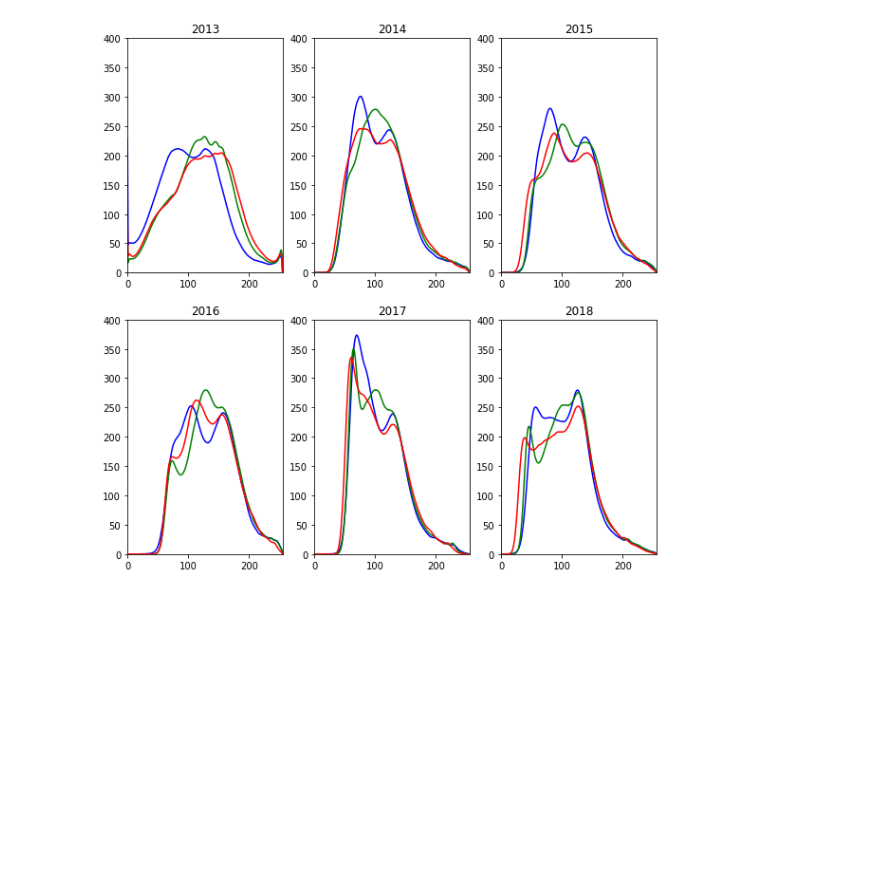
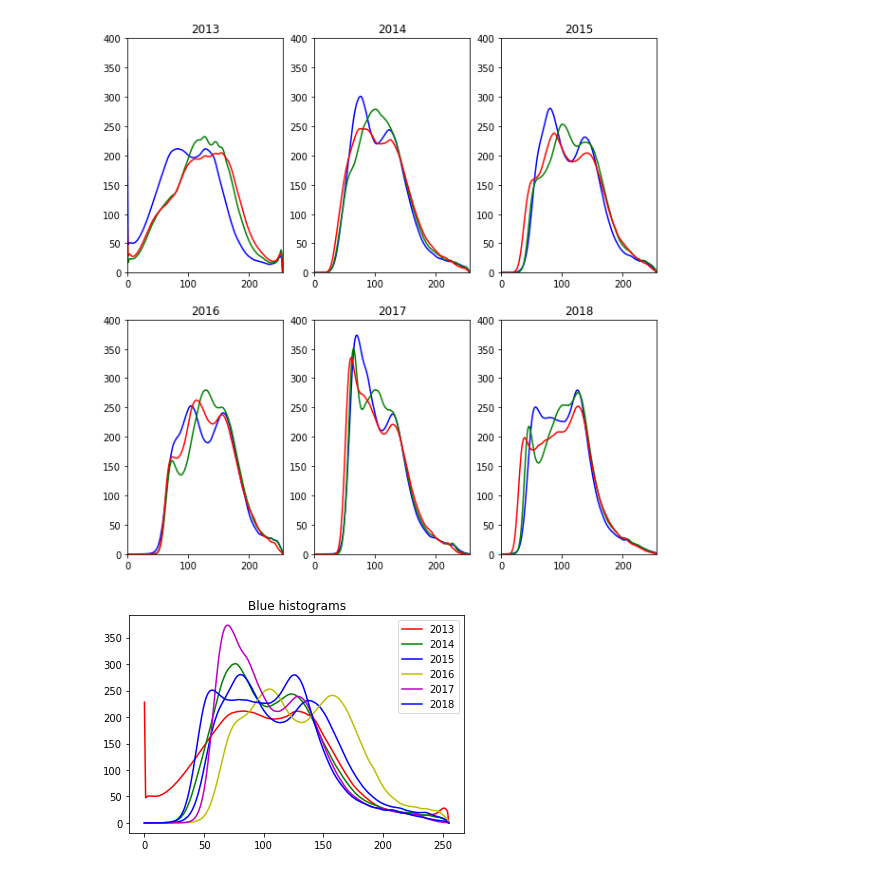
Before and after one commit to thinkpractice/DeepSolaris, a Jupyter notebook: CompareAllHistograms.ipynb, the cells around one changed output. Saved outputs shown, nothing was run; the diff lists cells and outputs as text; code cells hidden in the pictures; blank space fills up the shorter version.

Commit message:
Draw combined plots of histogram for one color throughout the years

```diff
--- a/CompareAllHistograms.ipynb
+++ b/CompareAllHistograms.ipynb
@@ -77,3 +77,15 @@ for r in range(2):
         i += 1
 # %% [output]
 [figure]
+# %%
+def one_color_histogram(histogram_per_year, color_index, title):
+    for i, color in enumerate(["r", "g", "b", "y", "m", "b"]):
+        year = years[i]
+        plt.plot(histogram_per_year[year][color_index,:], color=color, label = year)
+        plt.title(title)
+        plt.legend()
+# %%
+#Draw blue histograms
+one_color_histogram(histogram_per_year, 0, "Blue histograms")
+# %% [output]
+[figure, added]
```
Also changed, not shown: parts of 2 cells of this notebook.
